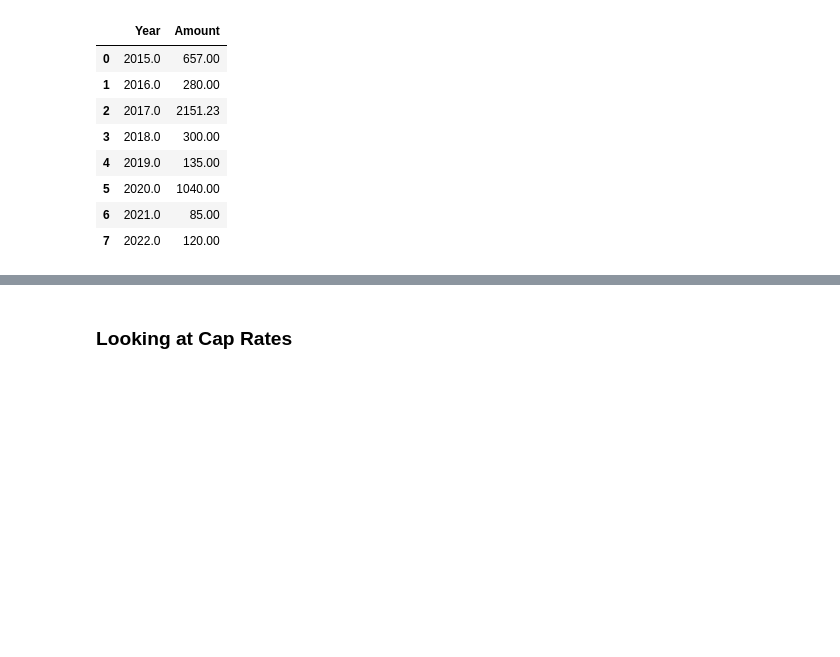
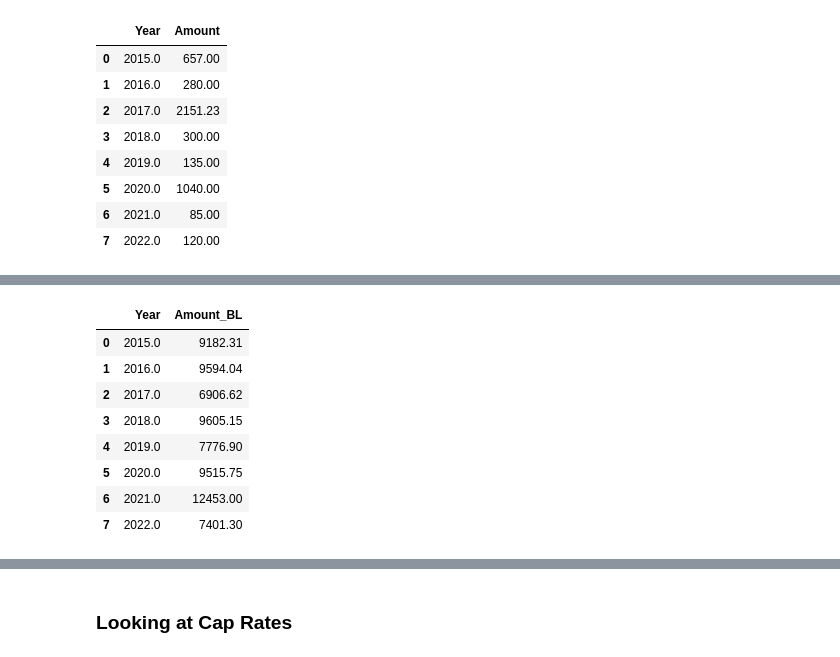
Before and after one commit to TysonTran/LV_Real_Estate, a Jupyter notebook: LV Real Estate Analysis.ipynb, the cells around one changed output, grey strips where cells are left out. Cells and saved outputs as stored; diff of their text form; code cells hidden in the pictures; blank space fills up the shorter version.

```diff
--- a/LV Real Estate Analysis.ipynb
+++ b/LV Real Estate Analysis.ipynb
@@ -189,0 +235,13 @@ fig.update_layout(title = "Repairs and Maintenace as a Proportion of Revenue", b
+# %%
+noi_bl = (goi_bl - tox_bl).reset_index().rename(columns = {"Amount":"Amount_BL"})
+noi_bl
+# %% [output]
+|  | Year | Amount_BL |
+| 0 | 2015.0 | 9182.31 |
+| 1 | 2016.0 | 9594.04 |
+| 2 | 2017.0 | 6906.62 |
+| 3 | 2018.0 | 9605.15 |
+| 4 | 2019.0 | 7776.90 |
+| 5 | 2020.0 | 9515.75 |
+| 6 | 2021.0 | 12453.00 |
+| 7 | 2022.0 | 7401.30 |
```
Also changed, not shown: parts of 6 cells of this notebook.
